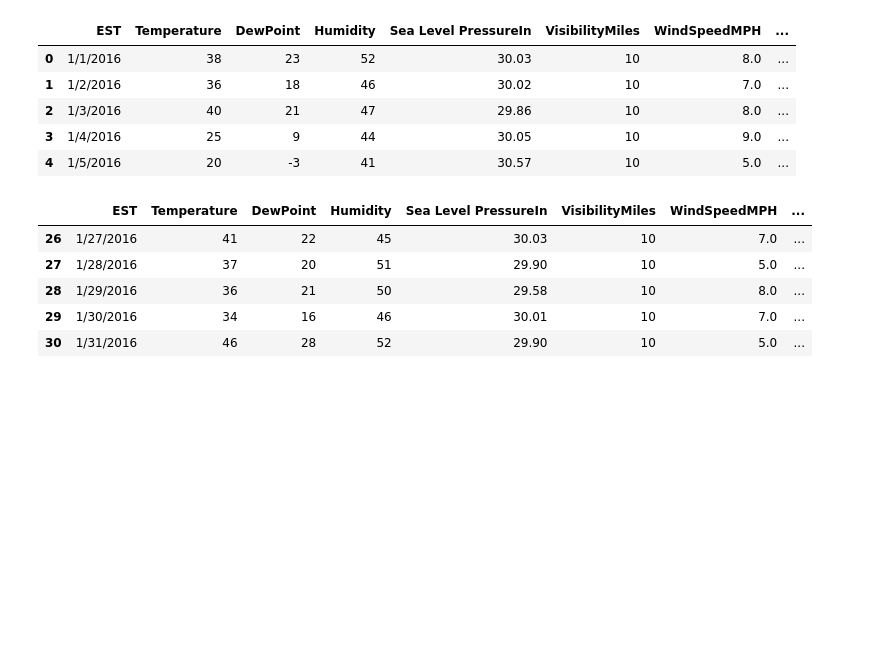
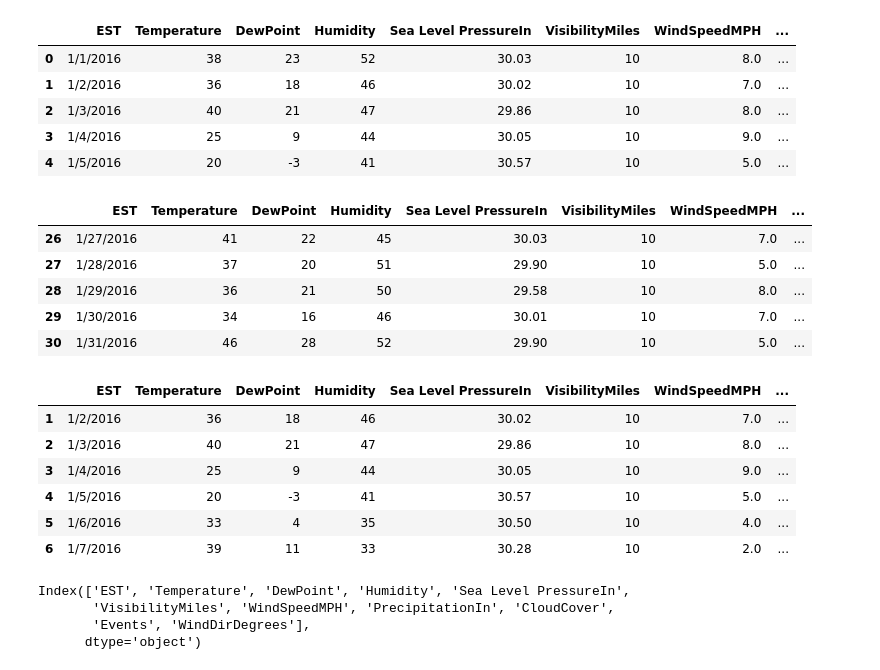
Before and after one commit to sicktrick-237/Machine-Learning-with-Python, a Jupyter notebook: Pandas Basics.ipynb, the cells around one changed output. Cells and saved outputs as stored; diff of their text form; code cells hidden in the pictures; blank space fills up the shorter version.

```diff
--- a/Pandas Basics.ipynb
+++ b/Pandas Basics.ipynb
@@ -152,3 +153,21 @@ df.tail() # Prints last few rows
 | 28 | 1/29/2016 | 36 | 21 | 50 | 29.58 | 10 | 8.0 | ... |
 | 29 | 1/30/2016 | 34 | 16 | 46 | 30.01 | 10 | 7.0 | ... |
 | 30 | 1/31/2016 | 46 | 28 | 52 | 29.90 | 10 | 5.0 | ... |
+# %%
+# Data Ranging similar to lists
+df[1:7] # From index 1 to 7 but not 7
+# %% [output]
+|  | EST | Temperature | DewPoint | Humidity | Sea Level PressureIn | VisibilityMiles | WindSpeedMPH | ... |
+| 1 | 1/2/2016 | 36 | 18 | 46 | 30.02 | 10 | 7.0 | ... |
+| 2 | 1/3/2016 | 40 | 21 | 47 | 29.86 | 10 | 8.0 | ... |
+| 3 | 1/4/2016 | 25 | 9 | 44 | 30.05 | 10 | 9.0 | ... |
+| 4 | 1/5/2016 | 20 | -3 | 41 | 30.57 | 10 | 5.0 | ... |
+| 5 | 1/6/2016 | 33 | 4 | 35 | 30.50 | 10 | 4.0 | ... |
+| 6 | 1/7/2016 | 39 | 11 | 33 | 30.28 | 10 | 2.0 | ... |
+# %%
+df.columns # To Get a List of columns
+# %% [output]
+Index(['EST', 'Temperature', 'DewPoint', 'Humidity', 'Sea Level PressureIn',
+       'VisibilityMiles', 'WindSpeedMPH', 'PrecipitationIn', 'CloudCover',
+       'Events', 'WindDirDegrees'],
+      dtype='object')
```
Also changed, not shown: parts of 4 cells of this notebook.
